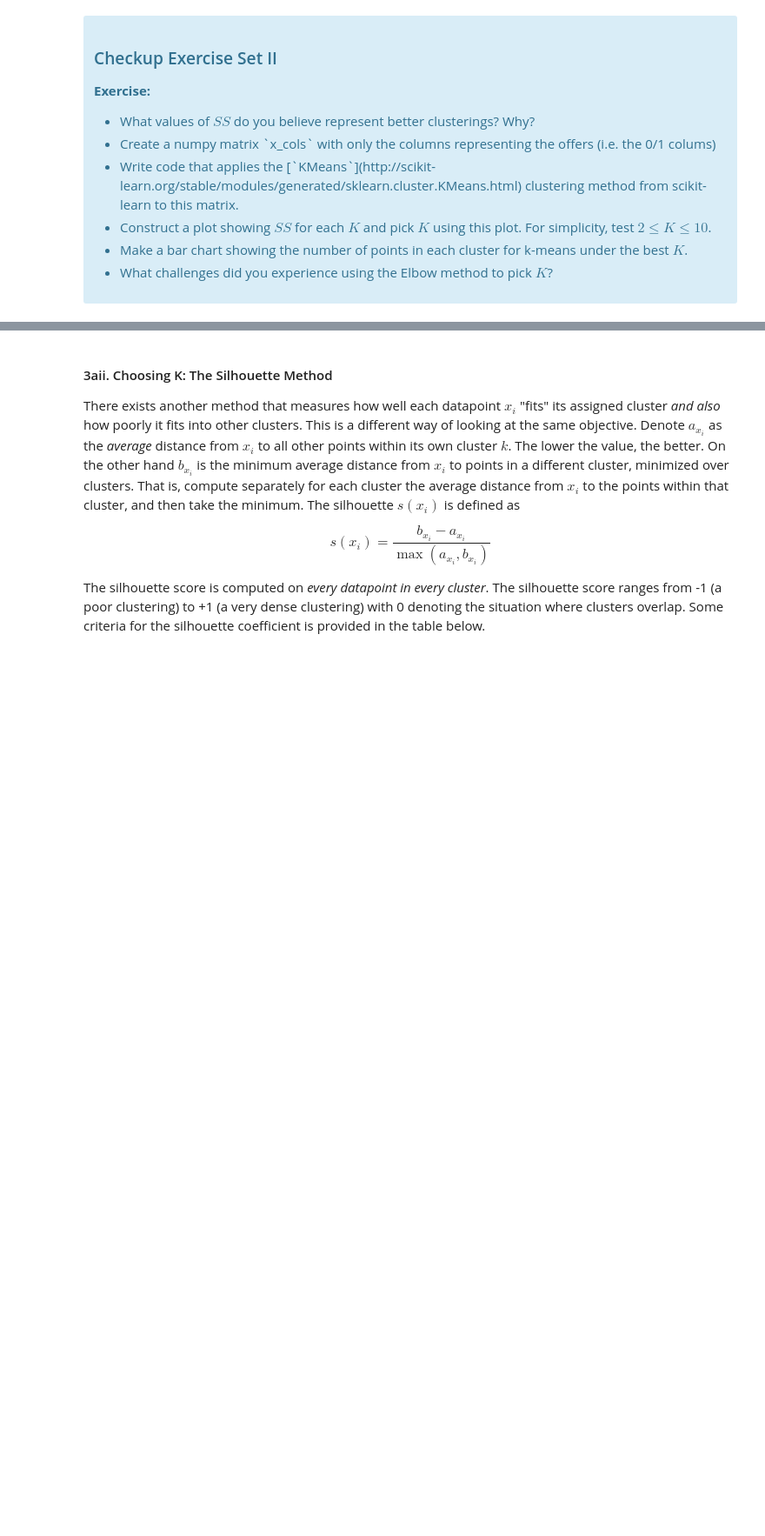
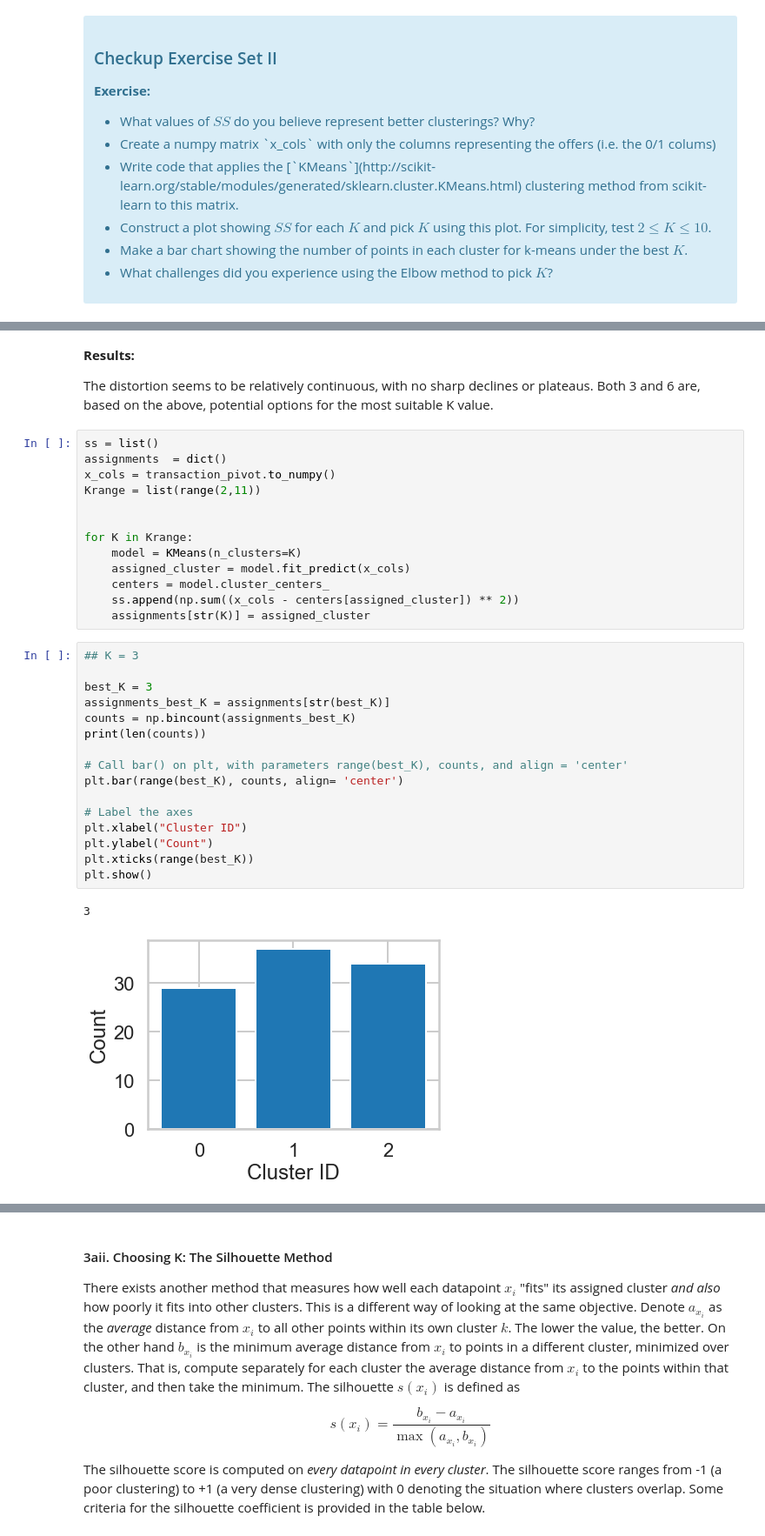
Before and after one commit to Kevin-Kwasnik/case-study--kmeans-clustering, a Jupyter notebook: Clustering Case Study - Customer Segmentation with K-Means - Tier 3.ipynb, the cells around one changed output, grey strips where cells are left out. Shown at 87% size. Cells and saved outputs as stored; diff of their text form; blank space fills up the shorter version.

```diff
--- a/Clustering Case Study - Customer Segmentation with K-Means - Tier 3.ipynb
+++ b/Clustering Case Study - Customer Segmentation with K-Means - Tier 3.ipynb
@@ -170,0 +225,36 @@ where $x_i$ is a point, $C_k$ represents cluster $k$ and $\mu_k$ is the centroid
+# %% [markdown]
+**Results:**
+
+The distortion seems to be relatively continuous, with no sharp declines or plateaus. Both 3 and 6 are, based on the above, potential options for the most suitable K value.
+# %%
+ss = list()
+assignments  = dict()
+x_cols = transaction_pivot.to_numpy()
+Krange = list(range(2,11))
+
+
+for K in Krange:
+    model = KMeans(n_clusters=K)
+    assigned_cluster = model.fit_predict(x_cols)
+    centers = model.cluster_centers_
+    ss.append(np.sum((x_cols - centers[assigned_cluster]) ** 2))
+    assignments[str(K)] = assigned_cluster
+# %%
+## K = 3
+
+best_K = 3
+assignments_best_K = assignments[str(best_K)]
+counts = np.bincount(assignments_best_K)
+print(len(counts))
+
+# Call bar() on plt, with parameters range(best_K), counts, and align = 'center'
+plt.bar(range(best_K), counts, align= 'center')
+
+# Label the axes
+plt.xlabel("Cluster ID")
+plt.ylabel("Count")
+plt.xticks(range(best_K))
+plt.show()
+# %% [output]
+3
+[figure, added]
```
Also changed, not shown: parts of 7 cells of this notebook.
